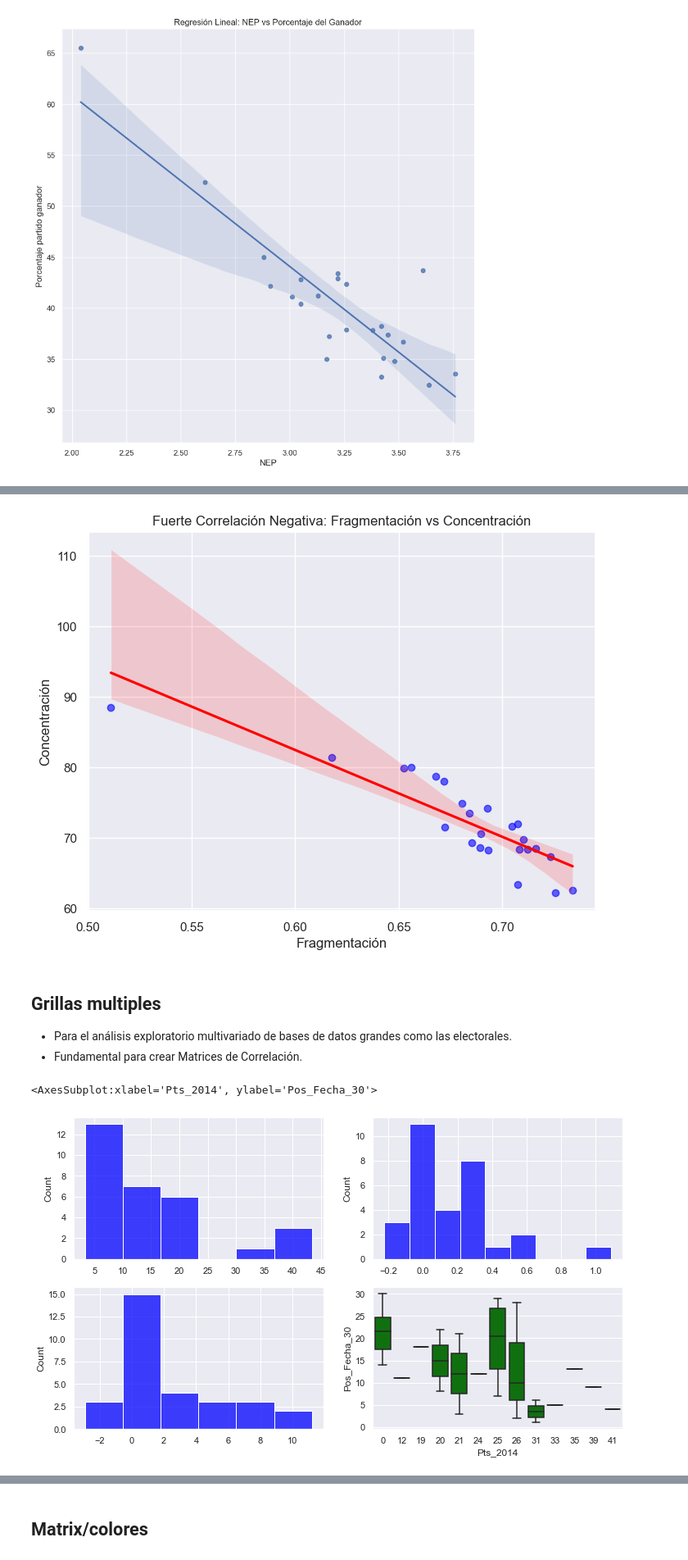
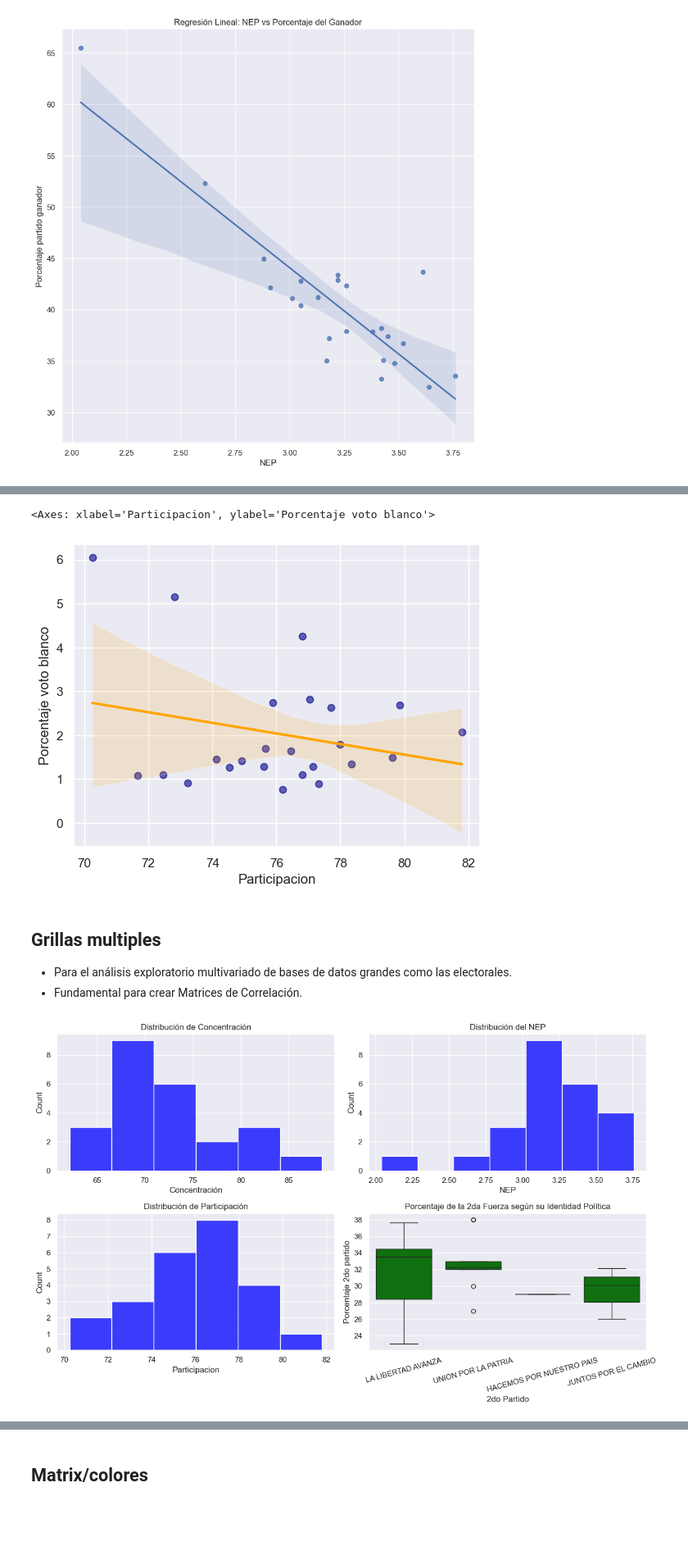
Before and after one commit to fedestarosta/DS, a Jupyter notebook: Clase_08_Visualizacion.ipynb, the cells around one changed output, grey strips where cells are left out. Shown at 82% size. Saved outputs shown, nothing was run; the diff lists cells and outputs as text; code cells hidden in the pictures; blank space fills up the shorter version.

```diff
--- a/Clase_08_Visualizacion.ipynb
+++ b/Clase_08_Visualizacion.ipynb
@@ -445,32 +463,38 @@ plt.show()
 # %%
-sns.regplot(x = 'total_bill', y = 'tip', data= tips,)
-# hue= 'sex'
+# Hipótesis: Relación entre Ausentismo y Voto en Blanco
+sns.regplot(x='Participacion',
+            y='Porcentaje voto blanco',
+            data=df_elecciones,
+            scatter_kws={'color': 'darkblue', 'alpha': 0.6},
+            line_kws={'color': 'orange'})
 # %% [output]
+<Axes: xlabel='Participacion', ylabel='Porcentaje voto blanco'>
-[figure, old version]
+[figure, new version]
 # %% [markdown]
 ## Grillas multiples
 + Para el análisis exploratorio multivariado de bases de datos grandes como las electorales.
 + Fundamental para crear Matrices de Correlación.
 # %%
-#Configurar una grilla con matplotlib y especificar que datos van en cada uno
-fig, axes = plt.subplots(2, 2, figsize=(12, 7))
+fig, axes = plt.subplots(2, 2, figsize=(13, 8))
 
-a = futbol['valor'].values
-b = futbol['inversion_relativa'].values
-c = futbol['inversion_abs'].values
+# plot a (Arriba a la izquierda) - Concentración
+sns.histplot(df_elecciones['Concentración'], color='blue', ax=axes[0,0])
+axes[0,0].set_title('Distribución de Concentración')
 
+# plot b (Arriba a la derecha) - NEP
+sns.histplot(df_elecciones['NEP'], color='blue', ax=axes[0,1])
+axes[0,1].set_title('Distribución del NEP')
 
-# plot a
-sns.histplot(a, color = 'blue', ax=axes[0,0])
+# plot c (Abajo a la izquierda) - Participación
+sns.histplot(df_elecciones['Participacion'], color='blue', ax=axes[1,0])
+axes[1,0].set_title('Distribución de Participación')
 
-# plot b
-sns.histplot(b, color = 'blue', ax=axes[0,1])
+# plot d (Abajo a la derecha) - Boxplot por Partido
+sns.boxplot(x="2do Partido", y="Porcentaje 2do partido", data=df_elecciones, color='green', ax=axes[1,1])
+axes[1,1].set_title('Porcentaje de la 2da Fuerza según su Identidad Política')
+axes[1,1].tick_params(axis='x', rotation=15)
 
-# plot c
-sns.histplot(c, color = 'blue', ax=axes[1,0])
-
-# plot d
-sns.boxplot(x="Pts_2014", y="Pos_Fecha_30", data=futbol, color = 'green', ax=axes[1,1])
+plt.tight_layout()
+plt.show()
 # %% [output]
-<AxesSubplot:xlabel='Pts_2014', ylabel='Pos_Fecha_30'>
-[figure, old version]
+[figure, new version]
```
Also changed, not shown: parts of 20 cells of this notebook, 2 other files.
